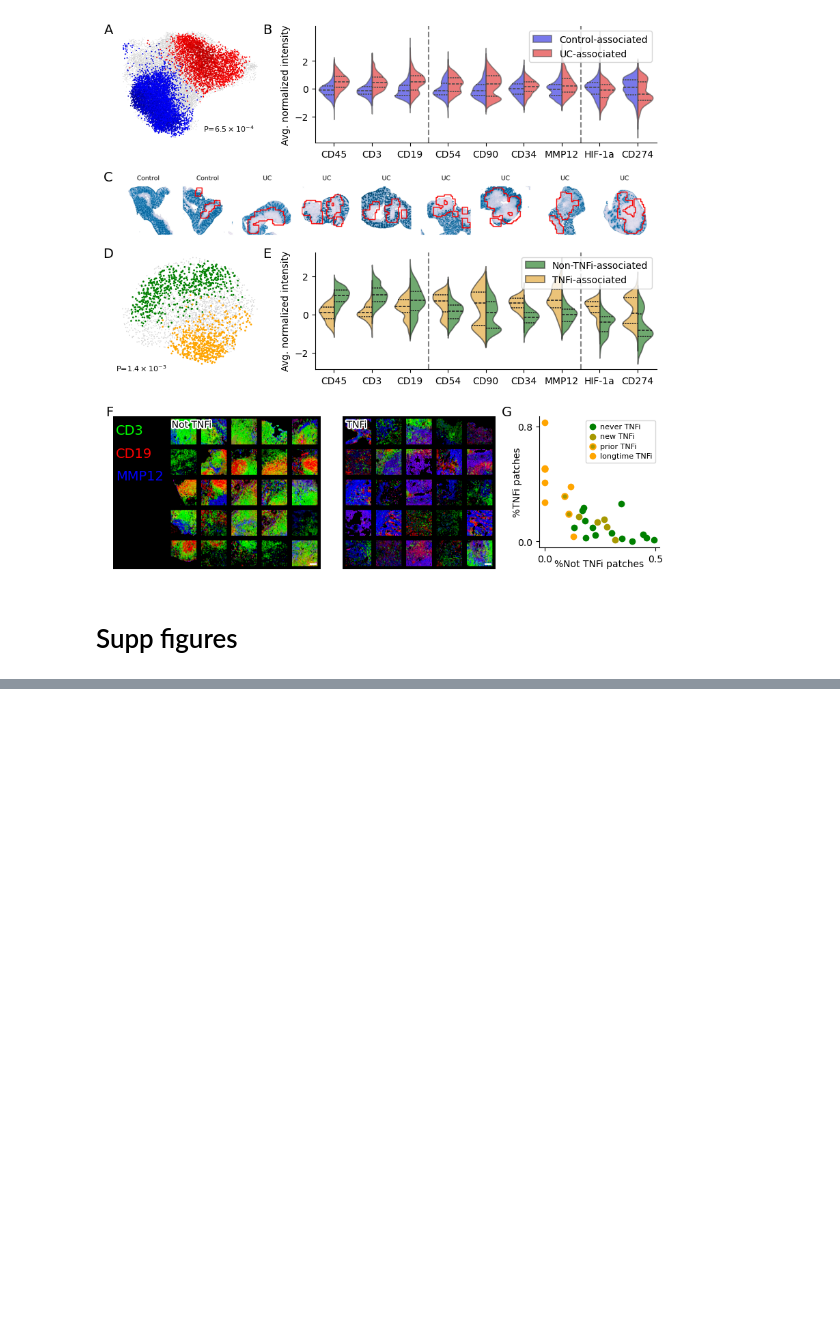
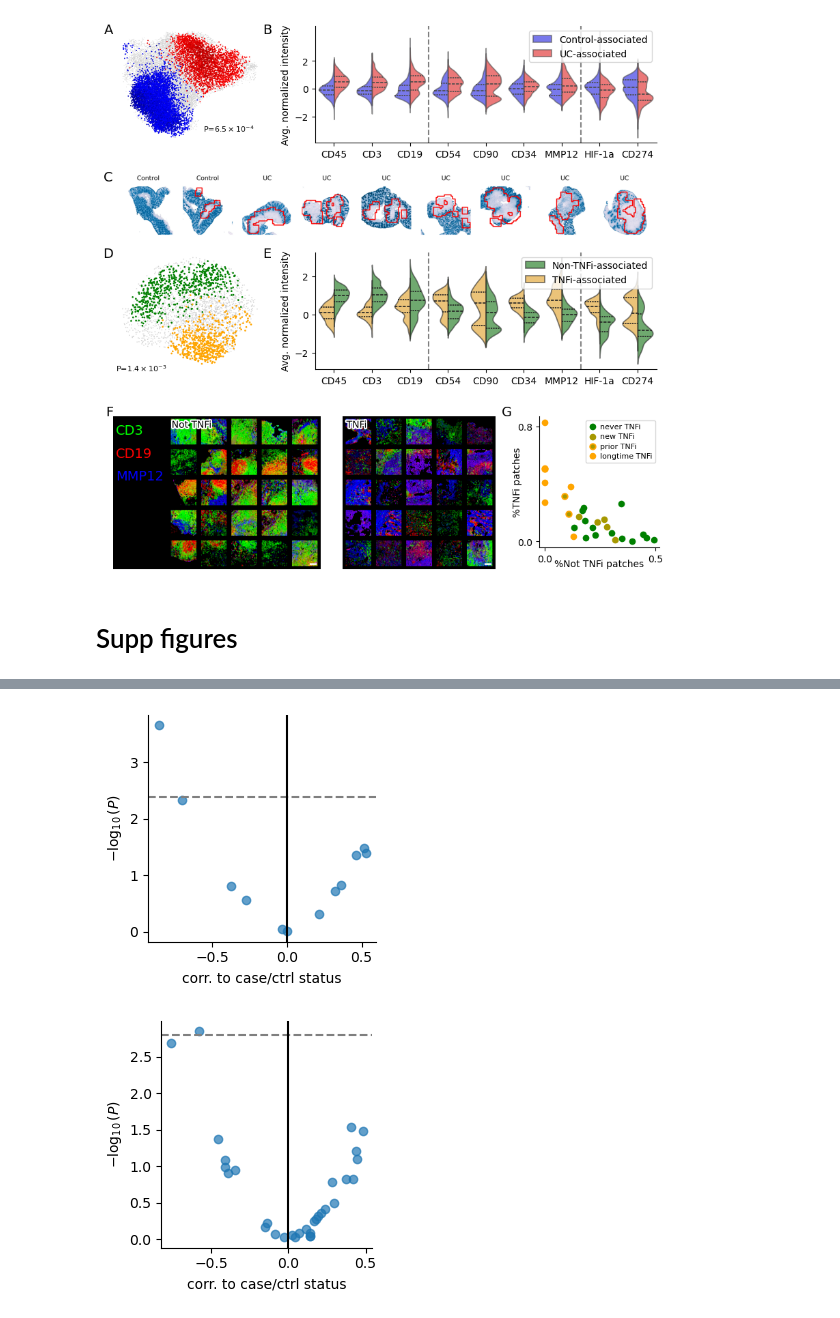
Before and after one commit to yakirr/vimapaper, a Jupyter notebook: UC/UC.3.makefigs.ipynb, the cells around one changed output, grey strips where cells are left out. Cells and saved outputs as stored; diff of their text form; code cells hidden in the pictures; blank space fills up the shorter version.

```diff
--- a/UC/UC.3.makefigs.ipynb
+++ b/UC/UC.3.makefigs.ipynb
@@ -445,0 +439,24 @@ MannwhitneyuResult(statistic=17.5, pvalue=0.04300287564563459)
+# %%
+def volcano(ax, resultsfile):
+    ttest = pd.read_csv(resultsfile)
+    ax.scatter(ttest.stat, -np.log10(ttest.p), alpha=0.7)
+    ax.axhline(y=-np.log10(0.05/len(ttest)), ls='--', color='gray')
+    ax.axvline(x=0, ls='-', color='black')
+    ax.set_xlabel('corr. to case/ctrl status', fontsize=fs_axislabel)
+    ax.set_ylabel('$-\\log_{10}(P)$', fontsize=fs_axislabel)
+    ax.spines[['right', 'top']].set_visible(False)
+# %%
+plt.figure(figsize=(3,3))
+volcano(plt.gca(), '_results/patchfingerprints_clustertest.csv')
+plt.tight_layout()
+plt.savefig('../_supp/fig.UC.volcano_clusteredfingerprints.png', dpi=500)
+plt.show()
+
+plt.figure(figsize=(3,3))
+volcano(plt.gca(), '_results/patchwideavgs_clustertest.csv')
+plt.tight_layout()
+plt.savefig('../_supp/fig.UC.volcano_clusteredpatchavgs.png', dpi=500)
+plt.show()
+# %% [output]
+[figure, added]
+[figure, added]
```
Also changed, not shown: parts of 13 cells of this notebook, 11 other files.
